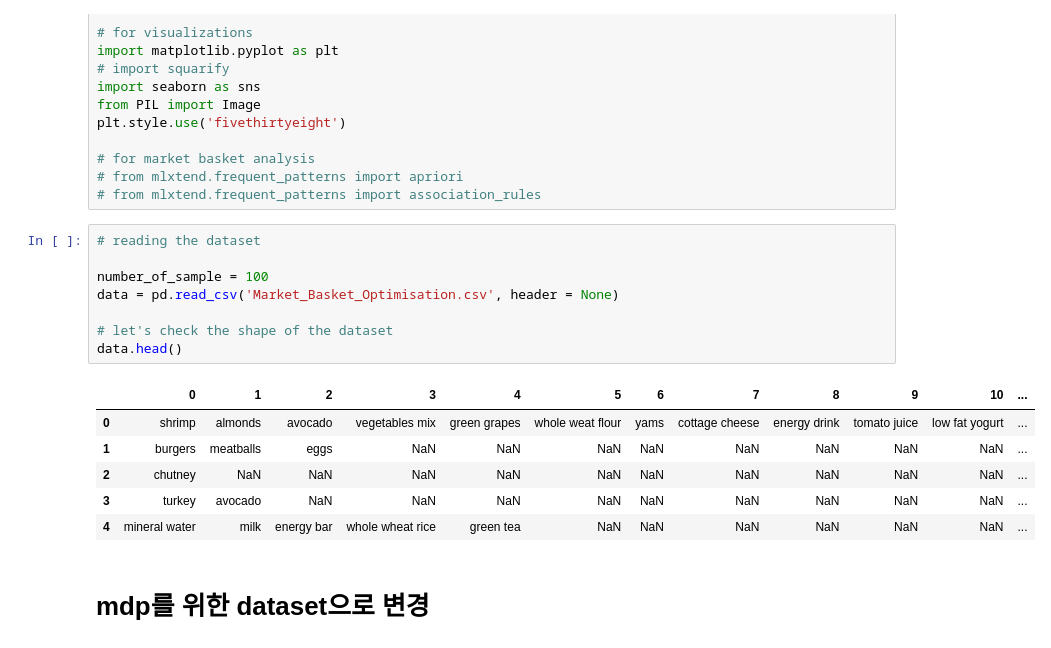
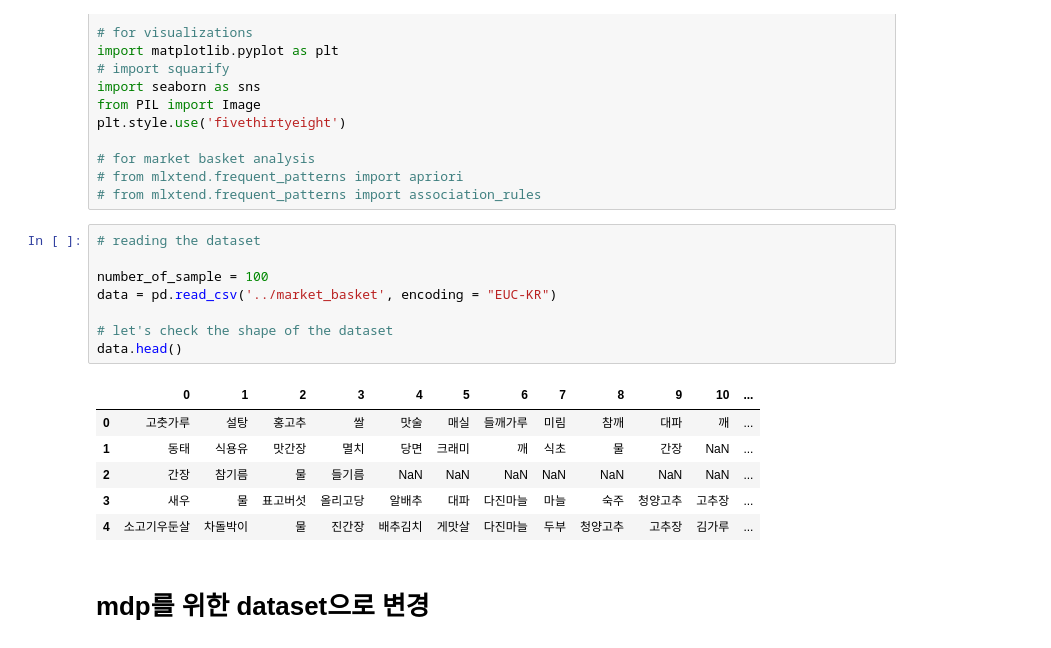
Before and after one commit to dsa950115/recommendation-system, a Jupyter notebook: MDP_based_recomm/MDP_based_recommend.ipynb, the cells around one changed output. Cells and saved outputs as stored; diff of their text form.

```diff
--- a/MDP_based_recomm/MDP_based_recommend.ipynb
+++ b/MDP_based_recomm/MDP_based_recommend.ipynb
@@ -18,18 +24,18 @@ plt.style.use('fivethirtyeight')
 # %%
 # reading the dataset
 
 number_of_sample = 100
-data = pd.read_csv('Market_Basket_Optimisation.csv', header = None)
+data = pd.read_csv('../market_basket', encoding = "EUC-KR")
 
 # let's check the shape of the dataset
 data.head()
 # %% [output]
 |  | 0 | 1 | 2 | 3 | 4 | 5 | 6 | 7 | 8 | 9 | 10 | ... |
-| 0 | shrimp | almonds | avocado | vegetables mix | green grapes | whole weat flour | yams | cottage cheese | energy drink | tomato juice | low fat yogurt | ... |
-| 1 | burgers | meatballs | eggs | NaN | NaN | NaN | NaN | NaN | NaN | NaN | NaN | ... |
-| 2 | chutney | NaN | NaN | NaN | NaN | NaN | NaN | NaN | NaN | NaN | NaN | ... |
-| 3 | turkey | avocado | NaN | NaN | NaN | NaN | NaN | NaN | NaN | NaN | NaN | ... |
-| 4 | mineral water | milk | energy bar | whole wheat rice | green tea | NaN | NaN | NaN | NaN | NaN | NaN | ... |
+| 0 | 고춧가루 | 설탕 | 홍고추 | 쌀 | 맛술 | 매실 | 들깨가루 | 미림 | 참깨 | 대파 | 깨 | ... |
+| 1 | 동태 | 식용유 | 맛간장 | 멸치 | 당면 | 크래미 | 깨 | 식초 | 물 | 간장 | NaN | ... |
+| 2 | 간장 | 참기름 | 물 | 들기름 | NaN | NaN | NaN | NaN | NaN | NaN | NaN | ... |
+| 3 | 새우 | 물 | 표고버섯 | 올리고당 | 알배추 | 대파 | 다진마늘 | 마늘 | 숙주 | 청양고추 | 고추장 | ... |
+| 4 | 소고기우둔살 | 차돌박이 | 물 | 진간장 | 배추김치 | 게맛살 | 다진마늘 | 두부 | 청양고추 | 고추장 | 김가루 | ... |
 # %% [markdown]
 # mdp를 위한 dataset으로 변경
 # %% [markdown]
```
Also changed, not shown: parts of 26 cells of this notebook.
